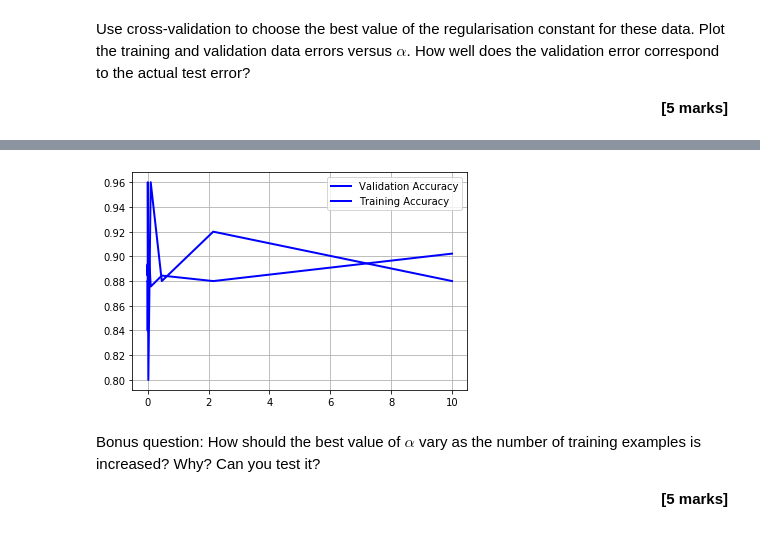
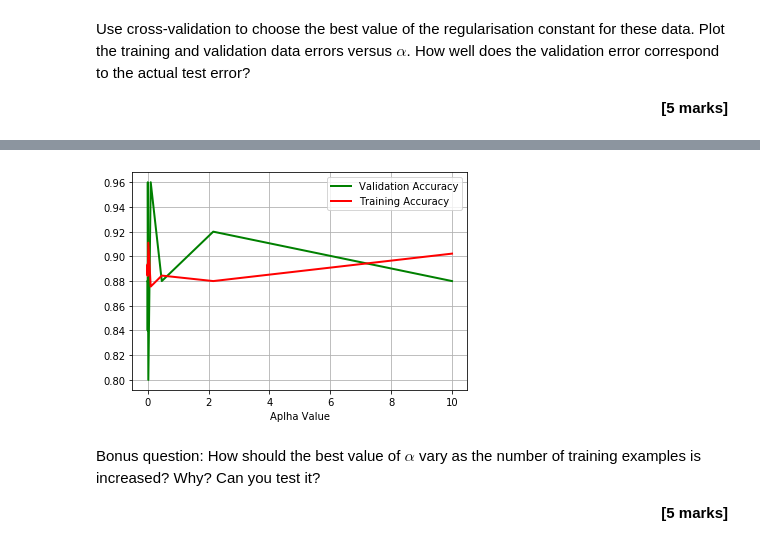
Before and after one commit to Hamza1122/DL-Assignment, a Jupyter notebook: ECMM422_CA1_Classifiers_2020_(1).ipynb, the cells around one changed output, grey strips where cells are left out. Saved outputs shown, nothing was run; the diff lists cells and outputs as text; code cells hidden in the pictures.

```diff
--- a/ECMM422_CA1_Classifiers_2020_(1).ipynb
+++ b/ECMM422_CA1_Classifiers_2020_(1).ipynb
@@ -395,20 +395,18 @@ Accuracy on training dataset  0.9022222222222223
 # %%
 import matplotlib.pyplot as plt
 import operator
 
 fig, ax = plt.subplots()
 
-ax.plot(array, val, label='Validation Accuracy', color='b', linewidth=2)
-ax.plot(array, train, label='Training Accuracy', color='b', linewidth=2)
-
-
-
+ax.plot(alphas, val, label='Validation Accuracy', color='g', linewidth=2)
+ax.plot(alphas, train, label='Training Accuracy', color='r', linewidth=2)
 
 plt.legend(loc='best')
 plt.grid()
+plt.xlabel("Aplha Value")
 plt.show()
 # %% [output]
-[figure, old version]
+[figure, new version]
 # %% [markdown]
 Bonus question:  How should the best value of $\alpha$ vary as the number of training examples is increased? Why? Can you test it?
 
```
Also changed, not shown: parts of 3 cells of this notebook.
